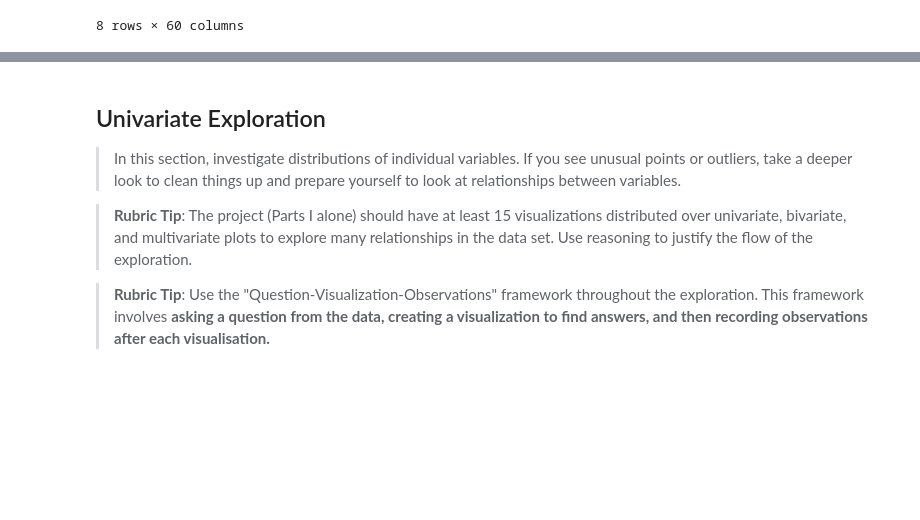
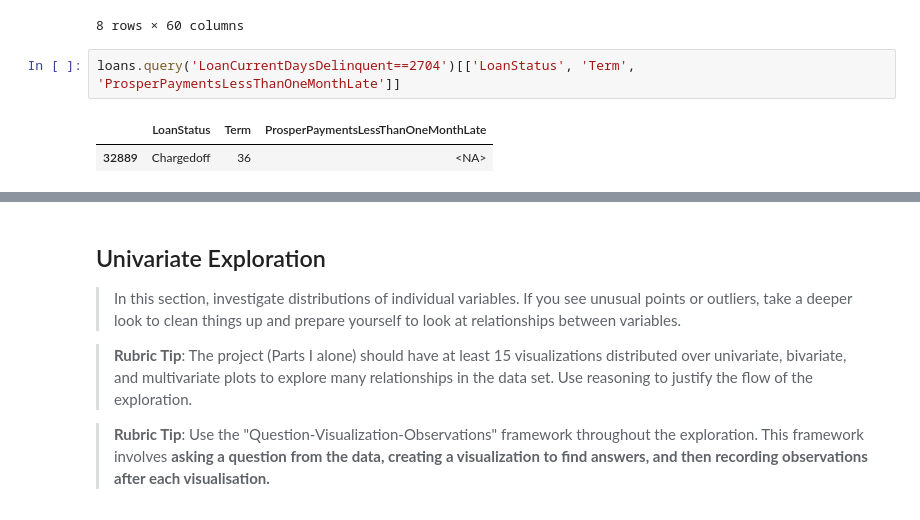
Before and after one commit to cnikoro/prosper_loan_eda, a Jupyter notebook: Part_I_exploration_template.ipynb, the cells around one changed output, grey strips where cells are left out. Drawn from its saved outputs; the diff is of its cells as text; blank space fills up the shorter version.

```diff
--- a/Part_I_exploration_template.ipynb
+++ b/Part_I_exploration_template.ipynb
@@ -134,3 +134,8 @@ loans.loc[:, 'Term':].describe()
 | 75% | 36.000000 | 0.283810 | 0.250000 | 0.240000 | 0.224300 | 0.112000 | 0.116600 | ... |
 | max | 60.000000 | 0.512290 | 0.497500 | 0.492500 | 0.319900 | 0.366000 | 0.283700 | ... |
 8 rows × 60 columns
+# %%
+loans.query('LoanCurrentDaysDelinquent==2704')[['LoanStatus', 'Term', 'ProsperPaymentsLessThanOneMonthLate']]
+# %% [output]
+|  | LoanStatus | Term | ProsperPaymentsLessThanOneMonthLate |
+| 32889 | Chargedoff | 36 | <NA> |
```
Also changed, not shown: parts of 12 cells of this notebook.
